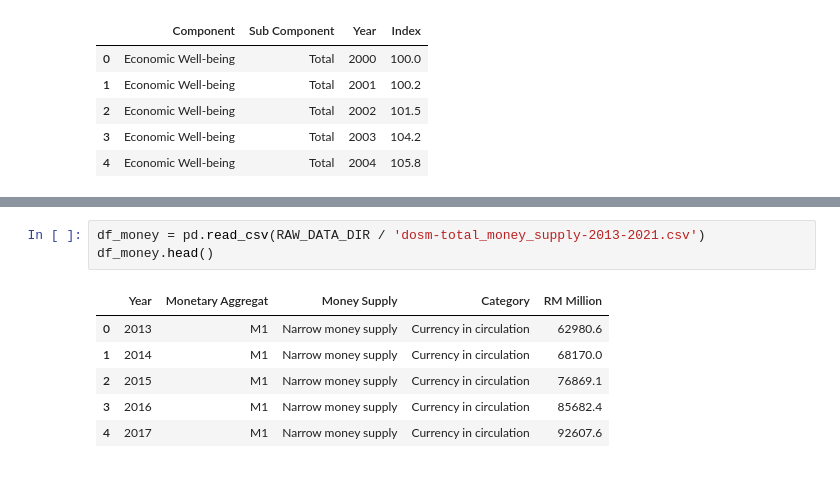
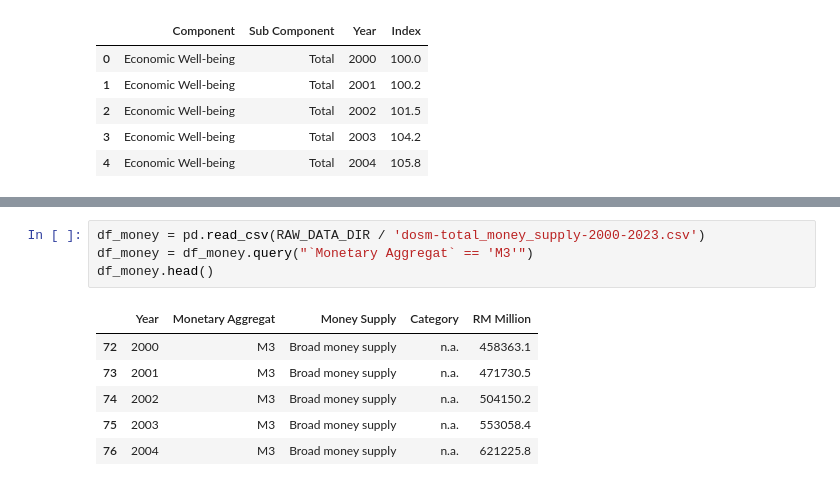
Before and after one commit to yuenherny/kl-house-price-forecasting, a Jupyter notebook: notebooks/Transactions - 05 Data Integration.ipynb, the cells around one changed output, grey strips where cells are left out. Cells and saved outputs as stored; diff of their text form.

```diff
--- a/notebooks/Transactions - 05 Data Integration.ipynb
+++ b/notebooks/Transactions - 05 Data Integration.ipynb
@@ -114,10 +235,11 @@ df_wellbeing.head()
 # %%
-df_money = pd.read_csv(RAW_DATA_DIR / 'dosm-total_money_supply-2013-2021.csv')
+df_money = pd.read_csv(RAW_DATA_DIR / 'dosm-total_money_supply-2000-2023.csv')
+df_money = df_money.query("`Monetary Aggregat` == 'M3'")
 df_money.head()
 # %% [output]
 |  | Year | Monetary Aggregat | Money Supply | Category | RM Million |
-| 0 | 2013 | M1 | Narrow money supply | Currency in circulation | 62980.6 |
-| 1 | 2014 | M1 | Narrow money supply | Currency in circulation | 68170.0 |
-| 2 | 2015 | M1 | Narrow money supply | Currency in circulation | 76869.1 |
-| 3 | 2016 | M1 | Narrow money supply | Currency in circulation | 85682.4 |
-| 4 | 2017 | M1 | Narrow money supply | Currency in circulation | 92607.6 |
+| 72 | 2000 | M3 | Broad money supply | n.a. | 458363.1 |
+| 73 | 2001 | M3 | Broad money supply | n.a. | 471730.5 |
+| 74 | 2002 | M3 | Broad money supply | n.a. | 504150.2 |
+| 75 | 2003 | M3 | Broad money supply | n.a. | 553058.4 |
+| 76 | 2004 | M3 | Broad money supply | n.a. | 621225.8 |
```
Also changed, not shown: parts of 46 cells of this notebook, 1 other file.
